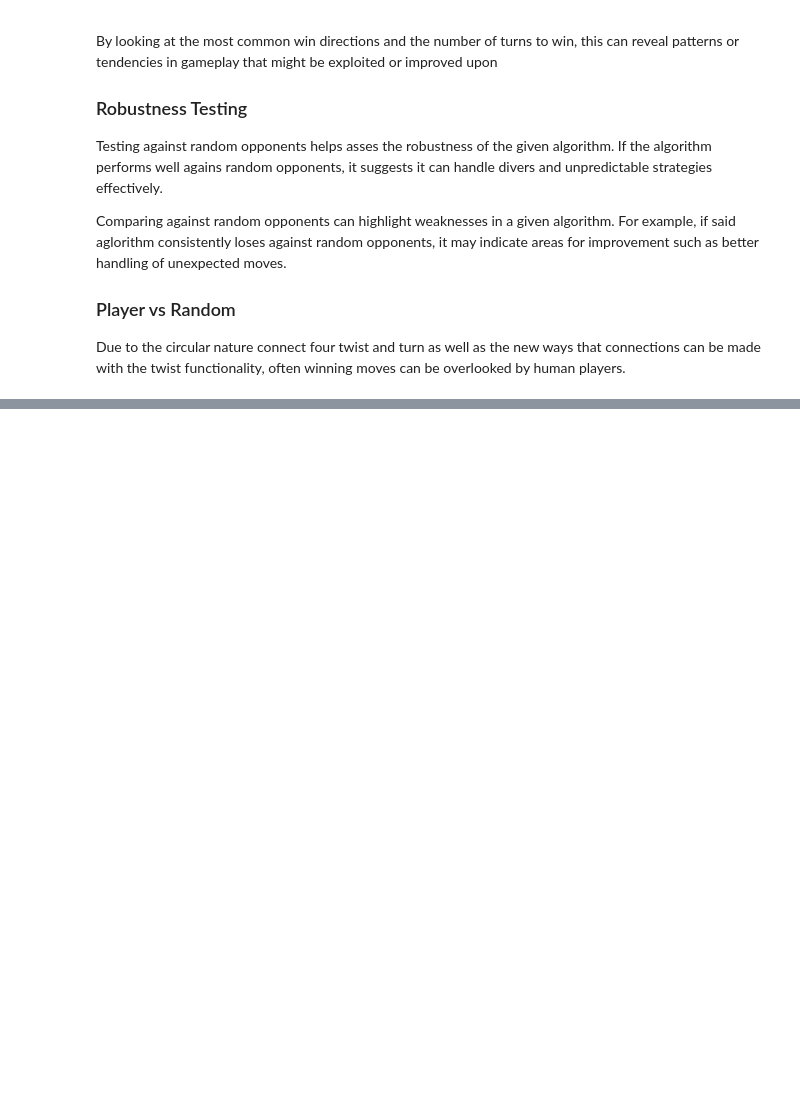
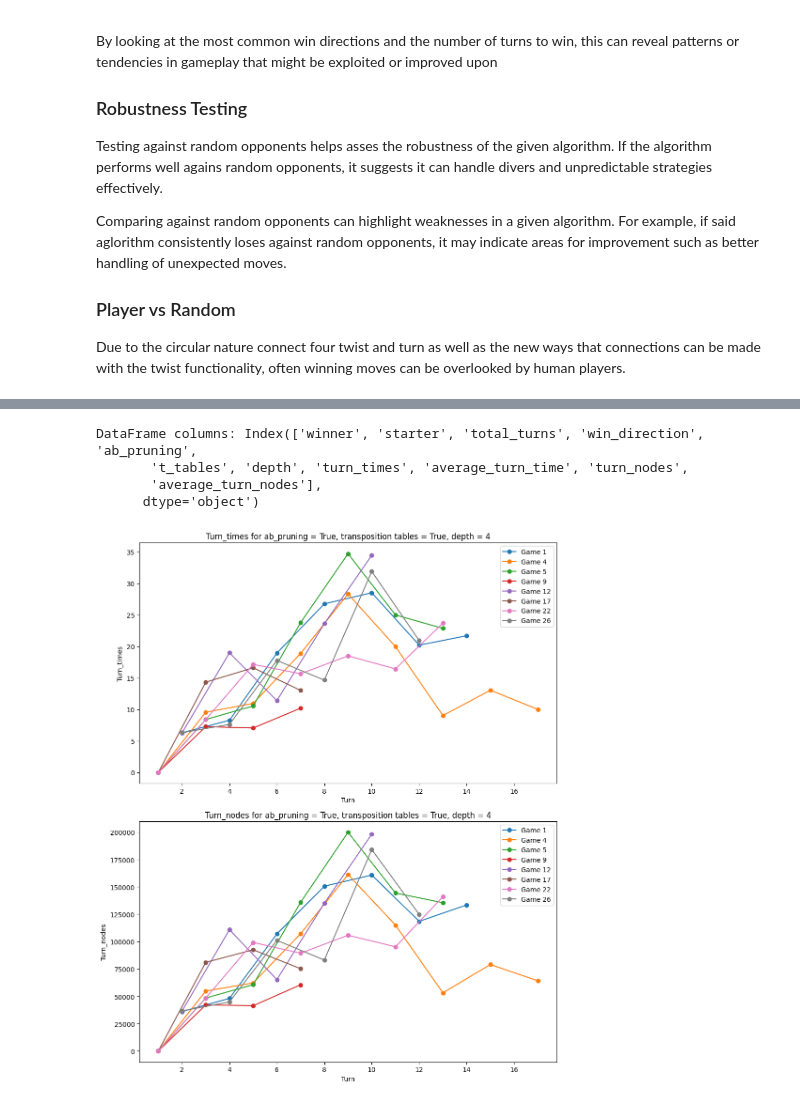
Before and after one commit to J-Krajewski/connect-four-twist, a Jupyter notebook: evaluate_results.ipynb, the cells around one changed output, grey strips where cells are left out. Drawn from its saved outputs; the diff is of its cells as text; code cells hidden in the pictures; blank space fills up the shorter version.

```diff
--- a/evaluate_results.ipynb
+++ b/evaluate_results.ipynb
@@ -67,13 +176,0 @@ print(fileContent)
-# %%
-# Define a dictionary to store win directions and their counts
-win_direction_counts = defaultdict(int)
-
-# Read the CSV file
-with open('random_vs_random.csv', newline='') as csvfile:
-    reader = csv.DictReader(csvfile)
-    total_turns_sum = 0
-    total_games = 0
-    for row in reader:
-        total_turns_sum += int(row['total_turns'])
-        total_games += 1
-        win_direction_counts[row['win_direction']] += 1
@@ -98,0 +292,8 @@ lru: 7 times
+# %%
+group_and_plot_by_performance('Results/minimax_vs_random_abp_tt.csv', 'turn_times', 'turn_nodes')
+# %% [output]
+DataFrame columns: Index(['winner', 'starter', 'total_turns', 'win_direction', 'ab_pruning',
+       't_tables', 'depth', 'turn_times', 'average_turn_time', 'turn_nodes',
+       'average_turn_nodes'],
+      dtype='object')
+[figure, added]
```
Also changed, not shown: parts of 12 cells of this notebook, 22 other files.
